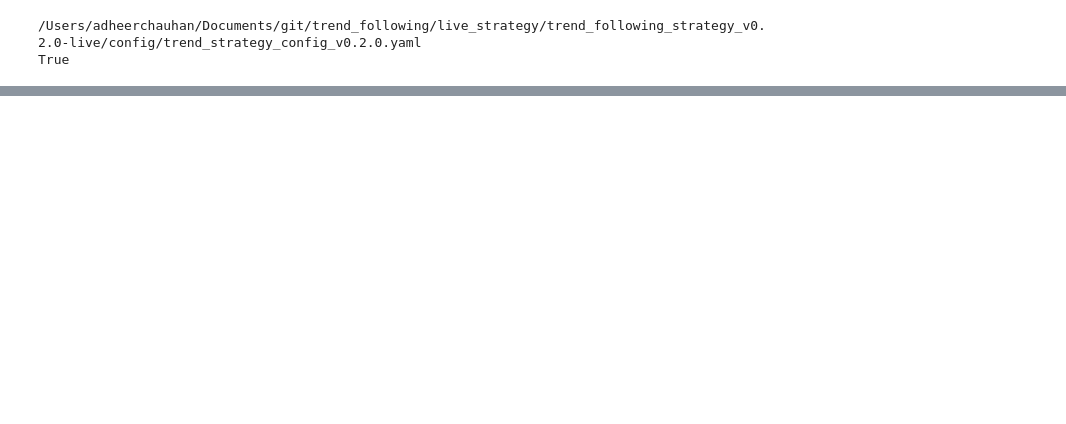
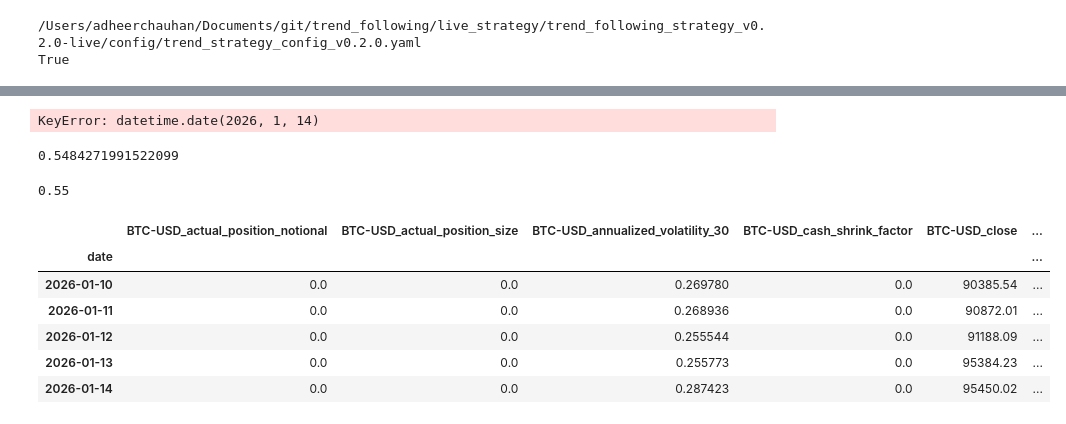
Before and after one commit to adheerchauhan/trend_following, a Jupyter notebook: research/notebooks/Trend_Following_Expanded_Universe_Live_Performance.ipynb, the cells around one changed output, grey strips where cells are left out. Saved outputs shown, nothing was run; the diff lists cells and outputs as text; code cells hidden in the pictures; blank space fills up the shorter version.

Commit message:
Trend Following Strategy Production Script

```diff
--- a/research/notebooks/Trend_Following_Expanded_Universe_Live_Performance.ipynb
+++ b/research/notebooks/Trend_Following_Expanded_Universe_Live_Performance.ipynb
@@ -1164,6 +1164,20 @@ from pathlib import Path
 import yaml
 import uuid
 # from trend_following_email_summary_v020 import send_summary_email
+# %%
+import sys
+import importlib.util
+from pathlib import Path
+
+strategy_path = Path("/Users/adheerchauhan/Documents/git/trend_following/live_strategy/trend_following_strategy_v0.2.0-live/trend_following_v0.2.0-live.py").resolve()
+sys.path.insert(0, str(strategy_path.parent))
+
+spec = importlib.util.spec_from_file_location("trend_following_v0_2_0_live", strategy_path)
+mod = importlib.util.module_from_spec(spec)
+spec.loader.exec_module(mod)
+
+# now access functions/classes
+# mod.some_function(...)
 # %%
 STATE_DIR = Path("/Users/adheerchauhan/Documents/git/trend_following/live_strategy/trend_following_strategy_v0.2.0-live/state")
 STATE_DIR.mkdir(parents=True, exist_ok=True)
@@ -1260,0 +1287,2 @@ date = today
+# %%
+df, desired_positions, current_positions = mod.get_desired_trades_by_ticker(client, cfg, date=today)
@@ -1260,0 +1437,10 @@ date = today
+# %%
+ticker='XTZ-USD'
+stop_today = float(mod.chandelier_stop_long(date, ticker, highest_high_window, rolling_atr_window, atr_multiplier))
+stop_prev = df.get(f'{ticker}_stop_loss', pd.Series(index=df.index, dtype=float)).shift(1).loc[date]
+# %% [output]
+KeyError: datetime.date(2026, 1, 14)
+# %%
+stop_today
+# %% [output]
+0.5484271991522099
@@ -1260,0 +1449,14 @@ date = today
+# %%
+open_stop_loss
+# %% [output]
+0.55
+# %%
+df.tail()
+# %% [output]
+|  | BTC-USD_actual_position_notional | BTC-USD_actual_position_size | BTC-USD_annualized_volatility_30 | BTC-USD_cash_shrink_factor | BTC-USD_close | ... |
+| date |  |  |  |  |  | ... |
+| 2026-01-10 | 0.0 | 0.0 | 0.269780 | 0.0 | 90385.54 | ... |
+| 2026-01-11 | 0.0 | 0.0 | 0.268936 | 0.0 | 90872.01 | ... |
+| 2026-01-12 | 0.0 | 0.0 | 0.255544 | 0.0 | 91188.09 | ... |
+| 2026-01-13 | 0.0 | 0.0 | 0.255773 | 0.0 | 95384.23 | ... |
+| 2026-01-14 | 0.0 | 0.0 | 0.287423 | 0.0 | 95450.02 | ... |
```
Also changed, not shown: parts of 31 cells of this notebook, 1 other file.
